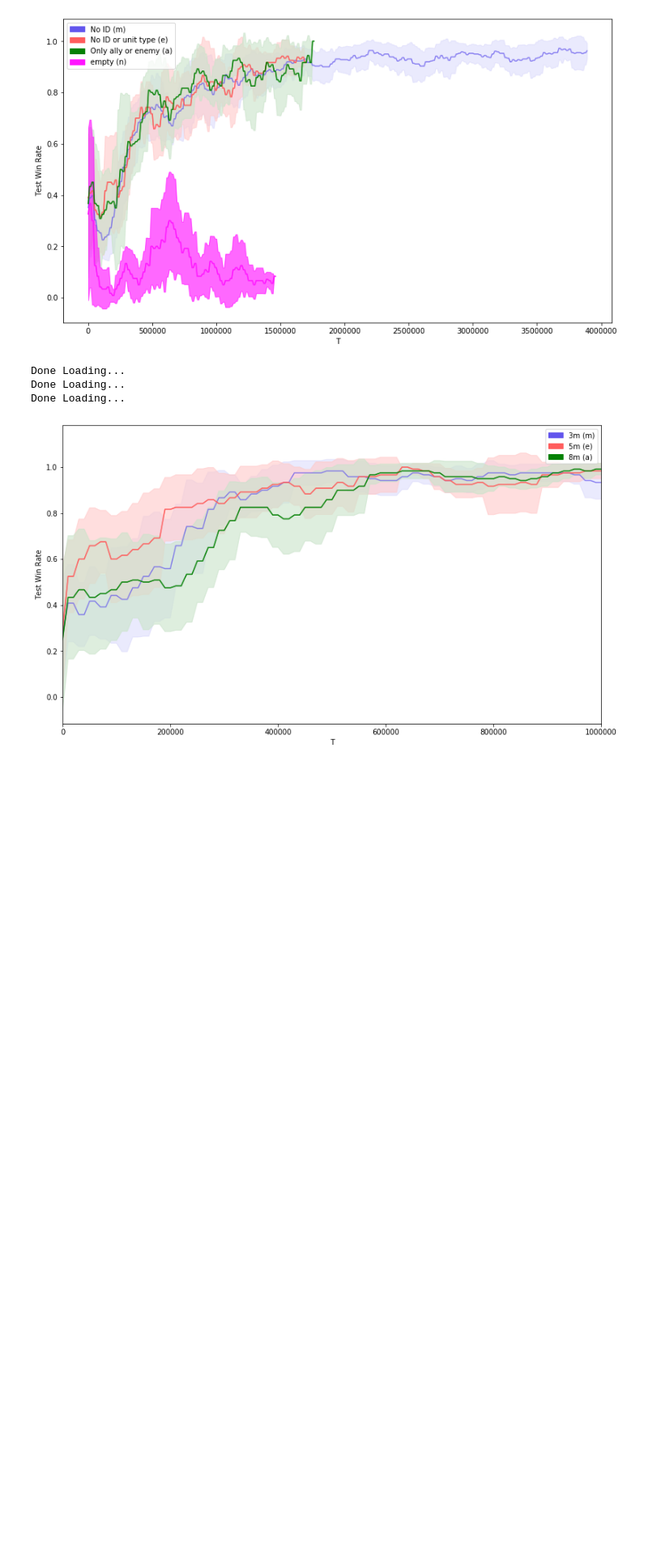
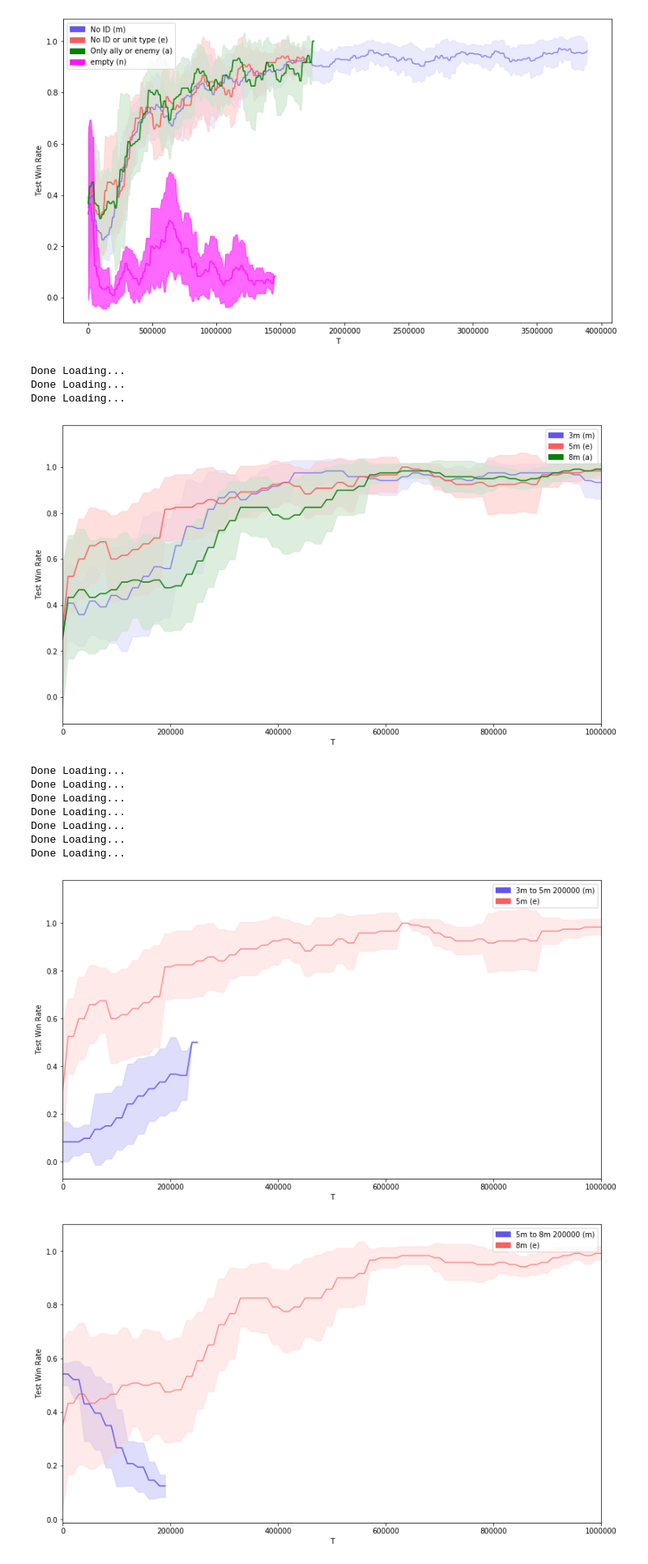
Before and after one commit to nicholasburden/pymarl, a Jupyter notebook: analysis/analysis2.ipynb, the cells around one changed output. Shown at 81% size. Saved outputs shown, nothing was run; the diff lists cells and outputs as text; code cells hidden in the pictures; blank space fills up the shorter version.

```diff
--- a/analysis/analysis2.ipynb
+++ b/analysis/analysis2.ipynb
@@ -370,3 +370,69 @@ Done Loading...
 Done Loading...
 Done Loading...
 [figure]
+# %%
+#Transfer
+data__3m_to_5m_200000 = mongo_central.get_name_label_names("", "3m_to_5m_200000")
+data__5m_to_8m_200000 = mongo_central.get_name_label_names("", "5m_to_8m_200000")
+data__5m_to_3m_200000 = mongo_central.get_name_label_names("", "5m_to_3m_200000")
+data__8m_to_5m_200000 = mongo_central.get_name_label_names("", "8m_to_5m_200000")
+data__3m = mongo_central.get_name_label_names("", "conv_ddpg_input_grid_3m_12x12_vdn_short")
+data__5m = mongo_central.get_name_label_names("", "conv_ddpg_input_grid_5m_12x12_vdn_short")
+data__8m = mongo_central.get_name_label_names("", "conv_ddpg_input_grid_8m_12x12_vdn_short")
+
+bavg1 = bundle_average(mongo_central,
+                      [("3m to 5m 200000", data__3m_to_5m_200000, "test_battle_won_mean", "test_battle_won_mean_T"),
+                       ("5m", data__5m, "test_battle_won_mean", "test_battle_won_mean_T"),
+                      ],
+                      no_fails=True,
+                      window=100000)
+
+
+a = plot_bundle_avgs(bavg1,
+                     figsize=(15,8),
+                    max_x = 1000000)
+
+bavg2 = bundle_average(mongo_central,
+                      [("5m to 8m 200000", data__5m_to_8m_200000, "test_battle_won_mean", "test_battle_won_mean_T"),
+                       ("8m", data__8m, "test_battle_won_mean", "test_battle_won_mean_T"),
+                      ],
+                      no_fails=True,
+                      window=100000)
+
+
+a = plot_bundle_avgs(bavg2,
+                     figsize=(15,8),
+                    max_x = 1000000)
+
+bavg3 = bundle_average(mongo_central,
+                      [("5m to 3m 200000", data__5m_to_3m_200000, "test_battle_won_mean", "test_battle_won_mean_T"),
+                       ("3m", data__3m, "test_battle_won_mean", "test_battle_won_mean_T"),
+                      ],
+                      no_fails=True,
+                      window=100000)
+
+
+a = plot_bundle_avgs(bavg3,
+                     figsize=(15,8),
+                    max_x = 1000000)
+
+bavg4 = bundle_average(mongo_central,
+                      [("8m to 5m 200000", data__8m_to_5m_200000, "test_battle_won_mean", "test_battle_won_mean_T"),
+                       ("5m", data__5m, "test_battle_won_mean", "test_battle_won_mean_T"),
+                      ],
+                      no_fails=True,
+                      window=100000)
+
+a = plot_bundle_avgs(bavg4,
+                     figsize=(15,8),
+                    max_x = 1000000)
+# %% [output]
+Done Loading...
+Done Loading...
+Done Loading...
+Done Loading...
+Done Loading...
+Done Loading...
+Done Loading...
+[figure, added]
+[figure, added]
```
Also changed, not shown: parts of 1 cell of this notebook, 3 other files.
